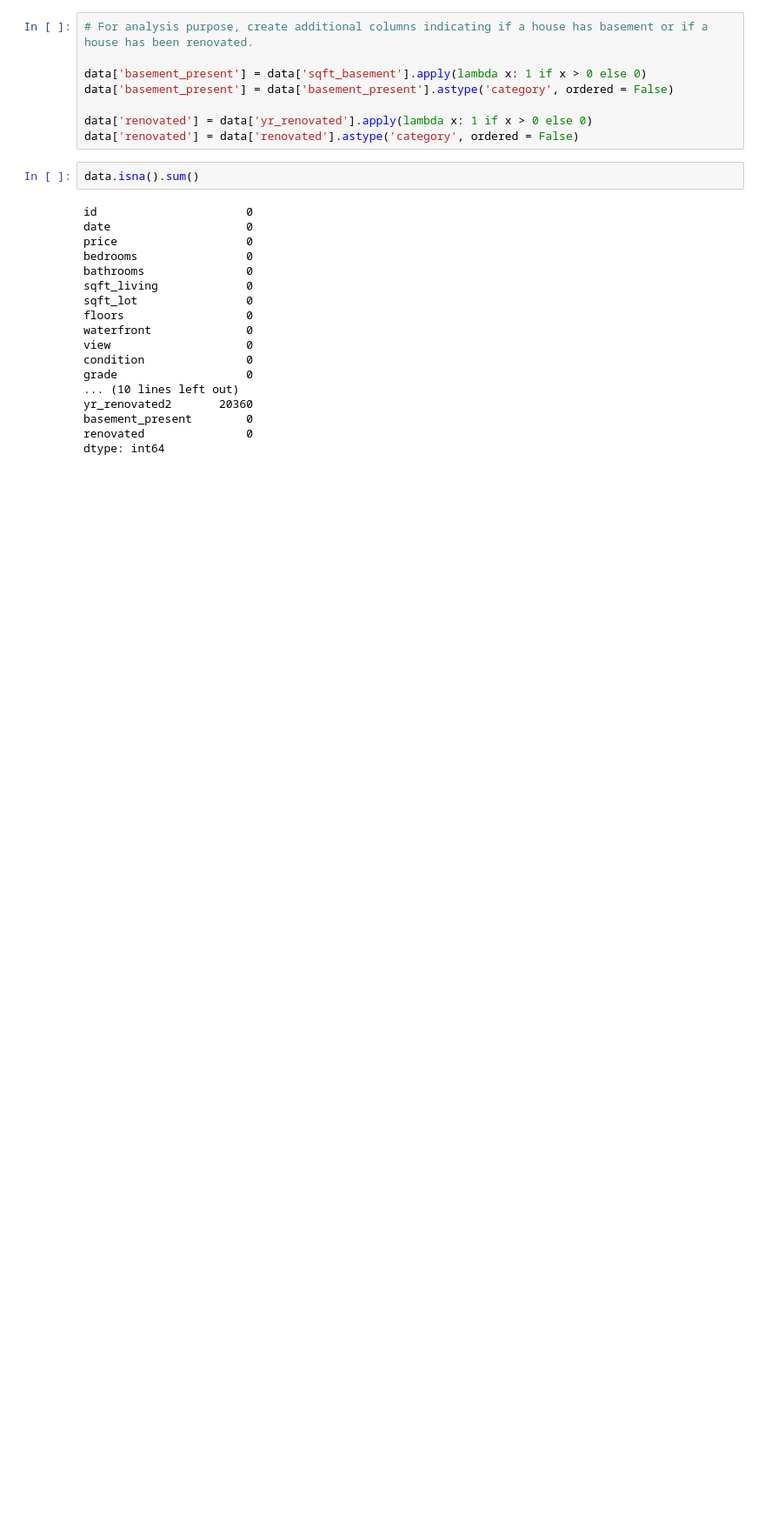
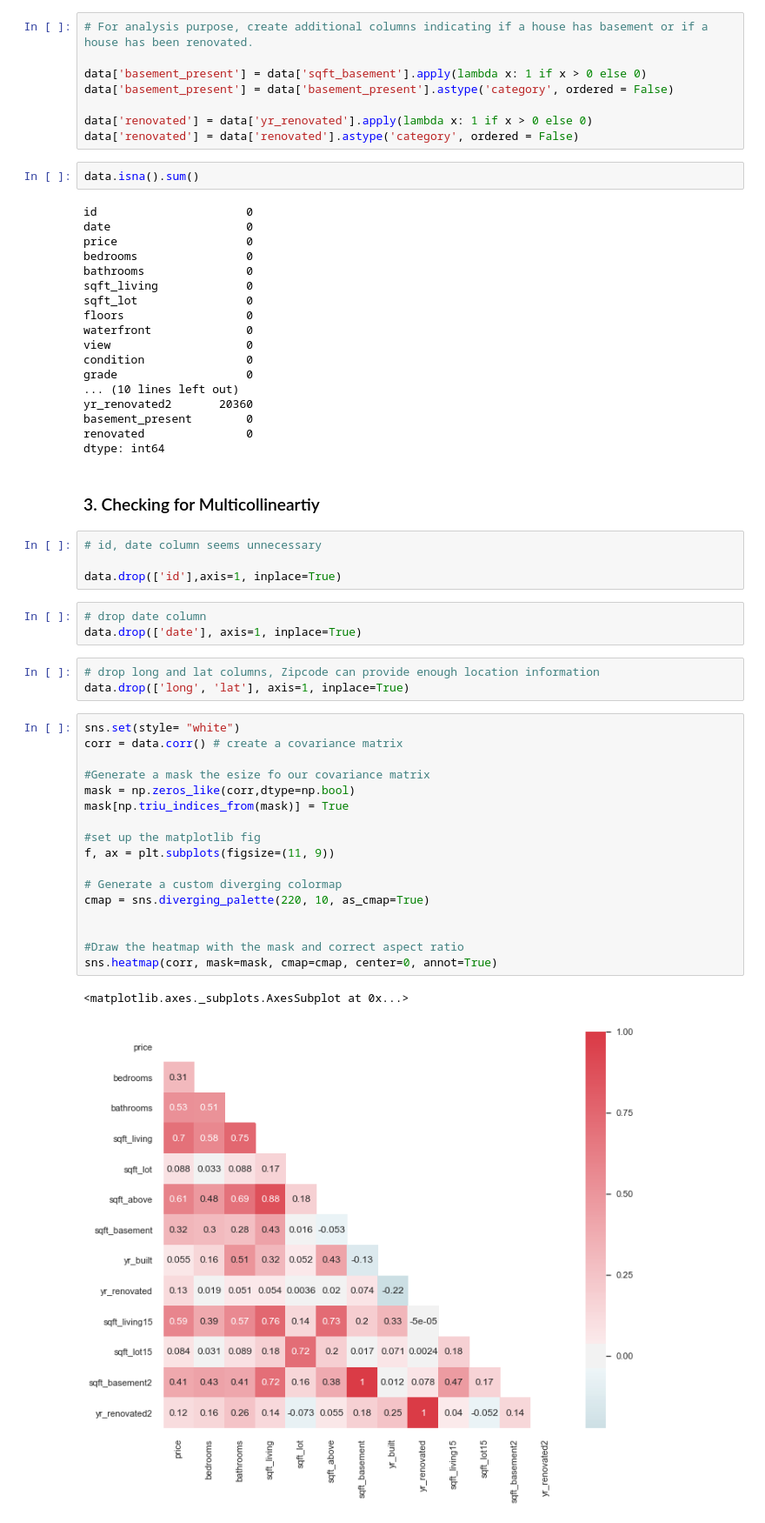
Before and after one commit to joongsukjin/dsc-1-final-project-online-ds-pt-100118, a Jupyter notebook: student.ipynb, the cells around one changed output. Shown at 87% size. Drawn from its saved outputs; the diff is of its cells as text; blank space fills up the shorter version.

```diff
--- a/student.ipynb
+++ b/student.ipynb
@@ -460,3 +451,35 @@ yr_renovated2       20360
 basement_present        0
 renovated               0
 dtype: int64
+# %% [markdown]
+### 3. Checking for Multicollineartiy
+# %%
+# id, date column seems unnecessary
+
+data.drop(['id'],axis=1, inplace=True)
+# %%
+# drop date column
+data.drop(['date'], axis=1, inplace=True)
+# %%
+# drop long and lat columns, Zipcode can provide enough location information
+data.drop(['long', 'lat'], axis=1, inplace=True)
+# %%
+sns.set(style= "white")
+corr = data.corr() # create a covariance matrix
+
+#Generate a mask the esize fo our covariance matrix
+mask = np.zeros_like(corr,dtype=np.bool)
+mask[np.triu_indices_from(mask)] = True
+
+#set up the matplotlib fig
+f, ax = plt.subplots(figsize=(11, 9))
+
+# Generate a custom diverging colormap
+cmap = sns.diverging_palette(220, 10, as_cmap=True)
+
+
+#Draw the heatmap with the mask and correct aspect ratio
+sns.heatmap(corr, mask=mask, cmap=cmap, center=0, annot=True)
+# %% [output]
+<matplotlib.axes._subplots.AxesSubplot at 0x...>
+[figure, added]
```
Also changed, not shown: parts of 107 cells of this notebook, 19 other files.
